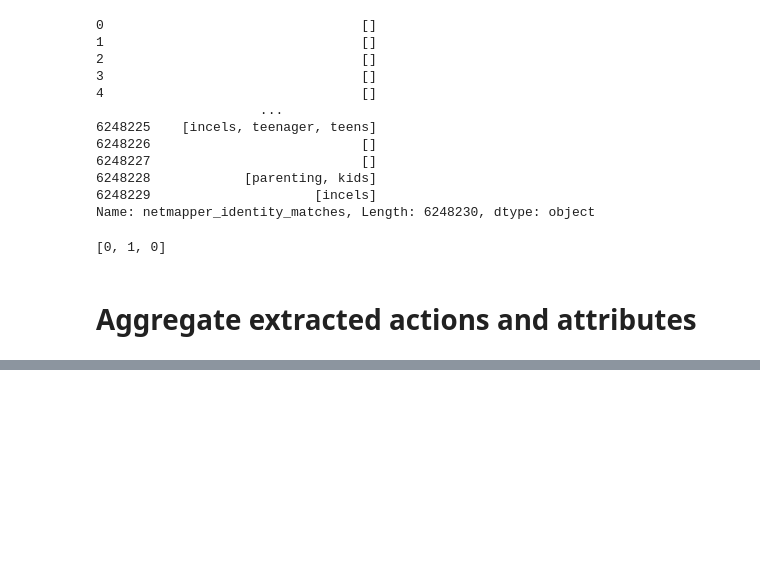
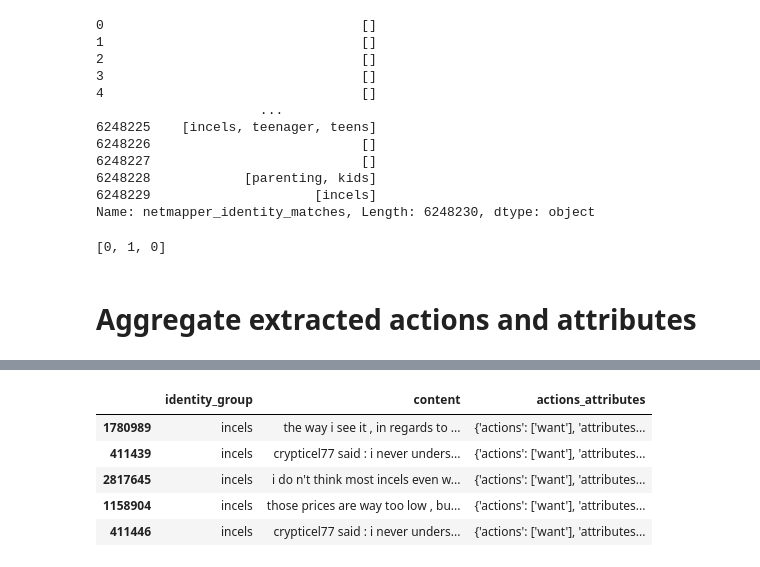
Before and after one commit to michaelmilleryoder/incels_identities, a Jupyter notebook: jupyter/identity_associations.ipynb, the cells around one changed output, grey strips where cells are left out. Saved outputs shown, nothing was run; the diff lists cells and outputs as text; code cells hidden in the pictures; blank space fills up the shorter version.

```diff
--- a/jupyter/identity_associations.ipynb
+++ b/jupyter/identity_associations.ipynb
@@ -244,0 +231,14 @@ agg[['actions', 'attributes']].head(5)
+# %%
+# Look at actions
+
+pd.set_option('display.max_colwidth', None)
+action_term = 'want'
+crit = (exploded.identity_group == gp) & (exploded.actions_attributes.map(lambda x: action_term in x['actions'] if isinstance(x, dict) else False))
+exploded.loc[crit, ['identity_group', 'content', 'actions_attributes']].sample(5)
+# %% [output]
+|  | identity_group | content | actions_attributes |
+| 1780989 | incels | the way i see it , in regards to ... | {'actions': ['want'], 'attributes... |
+| 411439 | incels | crypticel77 said : i never unders... | {'actions': ['want'], 'attributes... |
+| 2817645 | incels | i do n't think most incels even w... | {'actions': ['want'], 'attributes... |
+| 1158904 | incels | those prices are way too low , bu... | {'actions': ['want'], 'attributes... |
+| 411446 | incels | crypticel77 said : i never unders... | {'actions': ['want'], 'attributes... |
```
Also changed, not shown: parts of 9 cells of this notebook, 2 other files.
